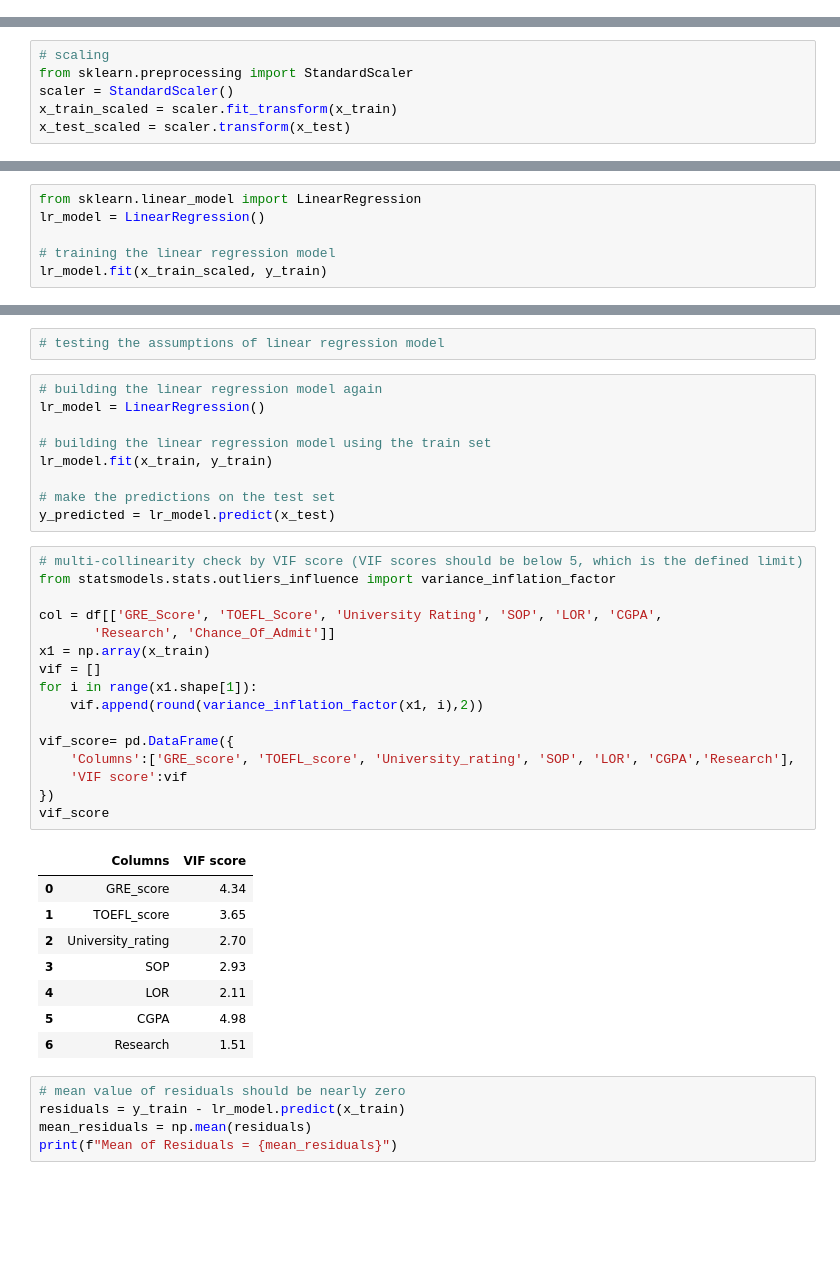
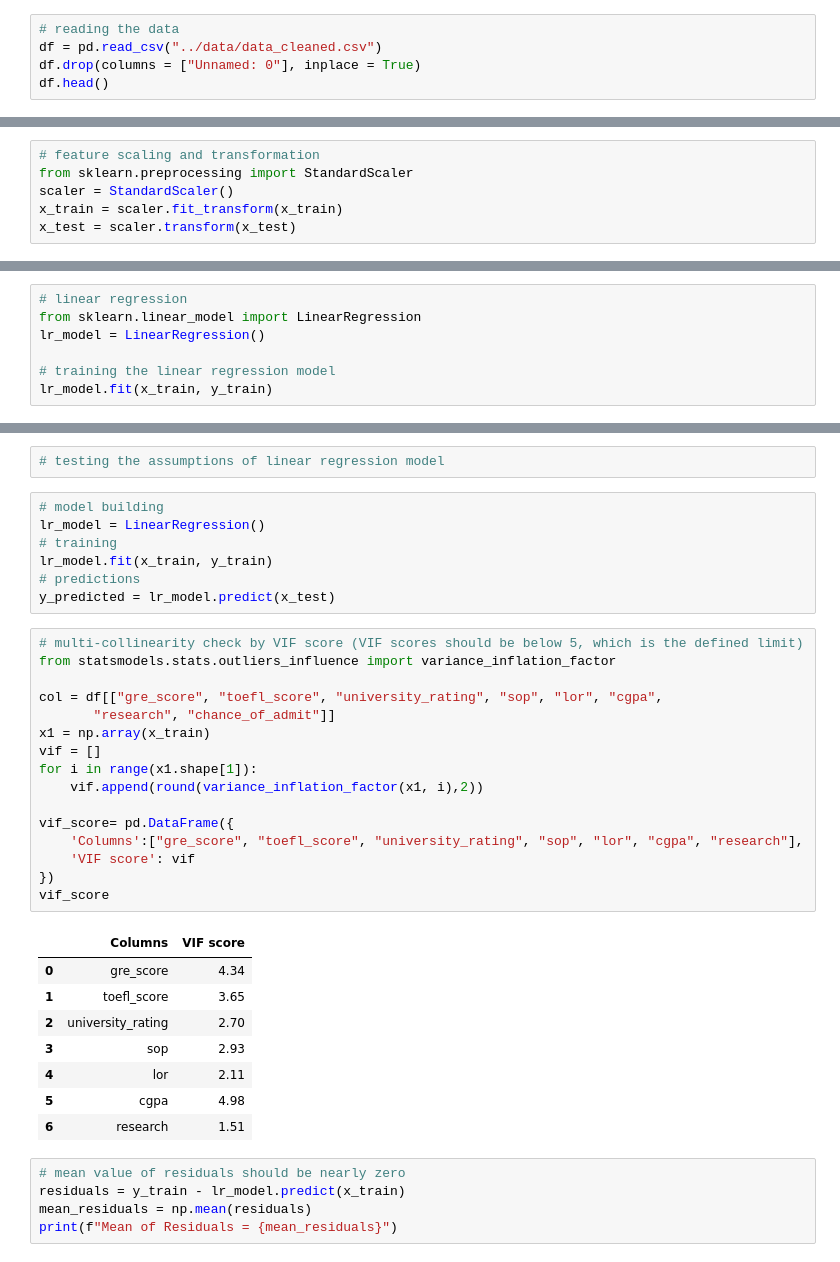
Before and after one commit to vidishsirdesai/projects_public, a Jupyter notebook: lin_reg_based_university_admission_predictor/src/model_building.ipynb, the cells around one changed output, grey strips where cells are left out. Saved outputs shown, nothing was run; the diff lists cells and outputs as text; blank space fills up the shorter version.

```diff
--- a/lin_reg_based_university_admission_predictor/src/model_building.ipynb
+++ b/lin_reg_based_university_admission_predictor/src/model_building.ipynb
@@ -20,0 +11,5 @@ df.head()
+# %%
+# reading the data
+df = pd.read_csv("../data/data_cleaned.csv")
+df.drop(columns = ["Unnamed: 0"], inplace = True)
+df.head()
@@ -34,19 +36,20 @@ x_train.shape, x_test.shape, y_train.shape, y_test.shape
 # %% [output]
 ((397, 7), (100, 7), (397,), (100,))
 # %%
-# scaling
+# feature scaling and transformation
 from sklearn.preprocessing import StandardScaler
 scaler = StandardScaler()
-x_train_scaled = scaler.fit_transform(x_train)
-x_test_scaled = scaler.transform(x_test)
+x_train = scaler.fit_transform(x_train)
+x_test = scaler.transform(x_test)
 # %%
 # model building
 # %%
+# linear regression
 from sklearn.linear_model import LinearRegression
 lr_model = LinearRegression()
 
 # training the linear regression model
-lr_model.fit(x_train_scaled, y_train)
+lr_model.fit(x_train, y_train)
 # %% [output]
 LinearRegression()
 # %%
@@ -269,39 +269,37 @@ plt.show()
 # %%
 # testing the assumptions of linear regression model
 # %%
-# building the linear regression model again
+# model building
 lr_model = LinearRegression()
-
-# building the linear regression model using the train set
+# training
 lr_model.fit(x_train, y_train)
-
-# make the predictions on the test set
+# predictions
 y_predicted = lr_model.predict(x_test)
 # %%
 # multi-collinearity check by VIF score (VIF scores should be below 5, which is the defined limit)
 from statsmodels.stats.outliers_influence import variance_inflation_factor
 
-col = df[['GRE_Score', 'TOEFL_Score', 'University Rating', 'SOP', 'LOR', 'CGPA',
-       'Research', 'Chance_Of_Admit']]
+col = df[["gre_score", "toefl_score", "university_rating", "sop", "lor", "cgpa",
+       "research", "chance_of_admit"]]
 x1 = np.array(x_train)
 vif = []
 for i in range(x1.shape[1]):
     vif.append(round(variance_inflation_factor(x1, i),2))
 
 vif_score= pd.DataFrame({
-    'Columns':['GRE_score', 'TOEFL_score', 'University_rating', 'SOP', 'LOR', 'CGPA','Research'],
-    'VIF score':vif
+    'Columns':["gre_score", "toefl_score", "university_rating", "sop", "lor", "cgpa", "research"],
+    'VIF score': vif
 })
 vif_score
 # %% [output]
 |  | Columns | VIF score |
-| 0 | GRE_score | 4.34 |
-| 1 | TOEFL_score | 3.65 |
-| 2 | University_rating | 2.70 |
-| 3 | SOP | 2.93 |
-| 4 | LOR | 2.11 |
-| 5 | CGPA | 4.98 |
-| 6 | Research | 1.51 |
+| 0 | gre_score | 4.34 |
+| 1 | toefl_score | 3.65 |
+| 2 | university_rating | 2.70 |
+| 3 | sop | 2.93 |
+| 4 | lor | 2.11 |
+| 5 | cgpa | 4.98 |
+| 6 | research | 1.51 |
 # %%
 # mean value of residuals should be nearly zero
 residuals = y_train - lr_model.predict(x_train)
```
Also changed, not shown: parts of 20 cells of this notebook, 11 other files.
